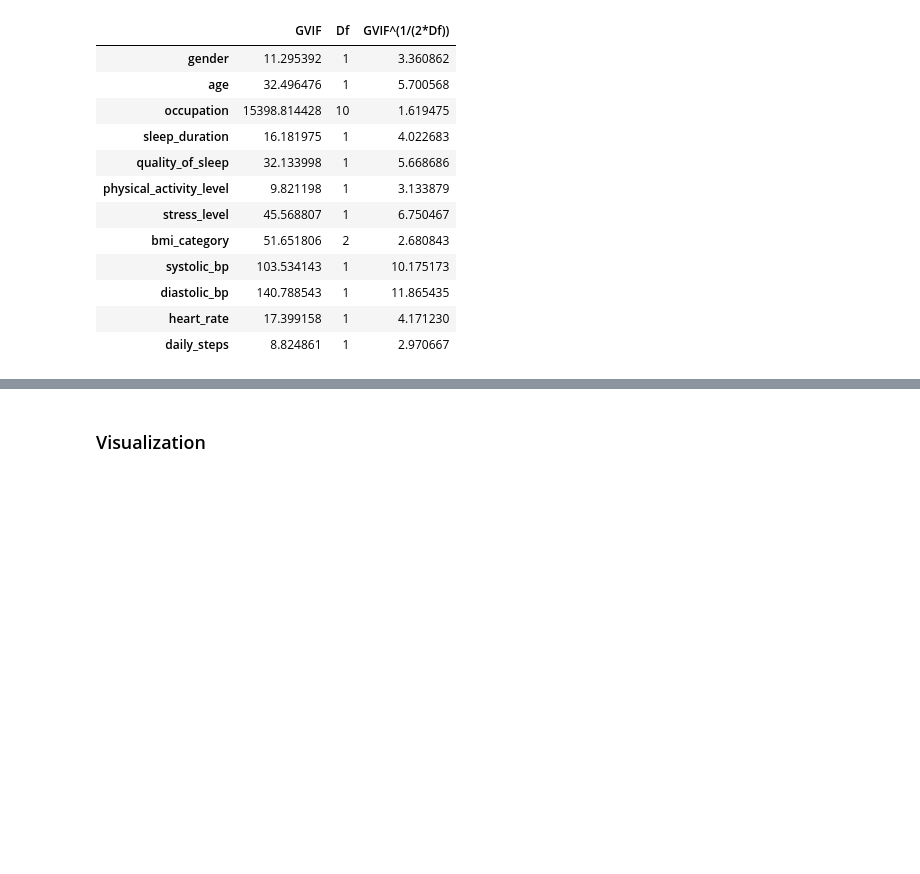
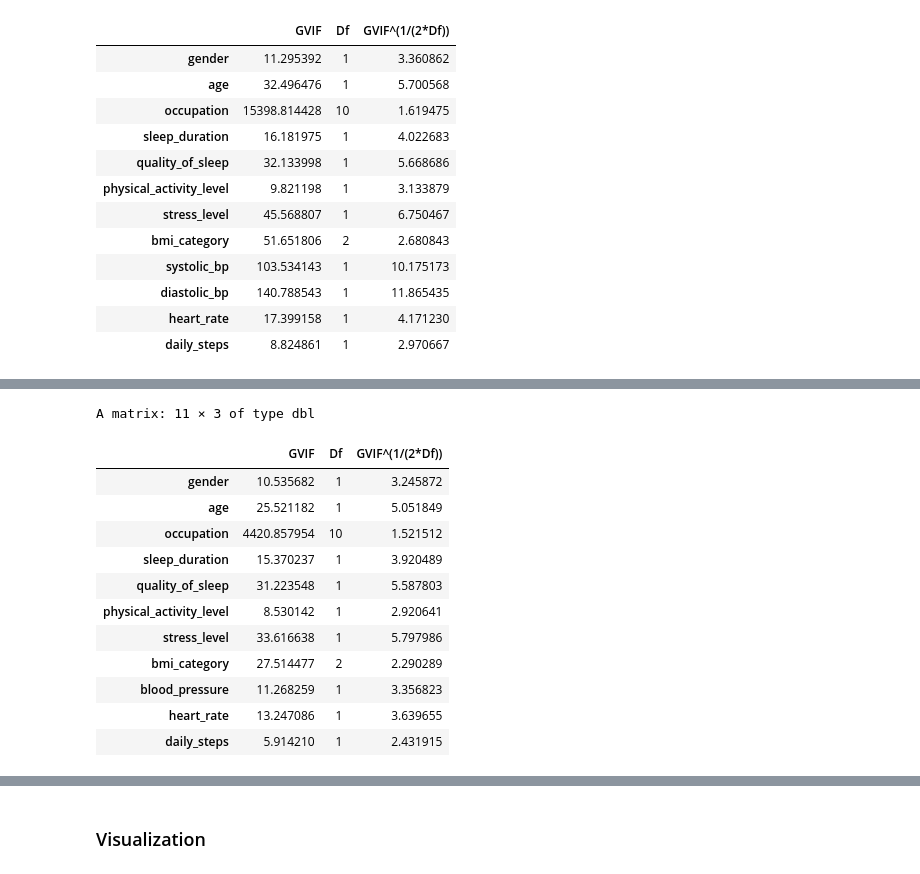
Before and after one commit to yma24ma/sleepDisorder_lassoClassification, a Jupyter notebook: planning_stage.ipynb, the cells around one changed output, grey strips where cells are left out. Saved outputs shown, nothing was run; the diff lists cells and outputs as text; code cells hidden in the pictures; blank space fills up the shorter version.

```diff
--- a/planning_stage.ipynb
+++ b/planning_stage.ipynb
@@ -208,0 +213,3 @@ A matrix: 12 × 3 of type dbl
+# %%
+logistic_model_clean <- glm(sleep_disorder ~ ., data = sleep_data_clean, family = binomial)
+logistic_model_clean
@@ -209 +236,17 @@ A matrix: 12 × 3 of type dbl
+# %%
+vif(logistic_model_clean)
+# %% [output]
+A matrix: 11 × 3 of type dbl
+|  | GVIF | Df | GVIF^(1/(2*Df)) |
+| gender | 10.535682 | 1 | 3.245872 |
+| age | 25.521182 | 1 | 5.051849 |
+| occupation | 4420.857954 | 10 | 1.521512 |
+| sleep_duration | 15.370237 | 1 | 3.920489 |
+| quality_of_sleep | 31.223548 | 1 | 5.587803 |
+| physical_activity_level | 8.530142 | 1 | 2.920641 |
+| stress_level | 33.616638 | 1 | 5.797986 |
+| bmi_category | 27.514477 | 2 | 2.290289 |
+| blood_pressure | 11.268259 | 1 | 3.356823 |
+| heart_rate | 13.247086 | 1 | 3.639655 |
+| daily_steps | 5.914210 | 1 | 2.431915 |
 # %% [markdown]
```
Also changed, not shown: parts of 11 cells of this notebook.
